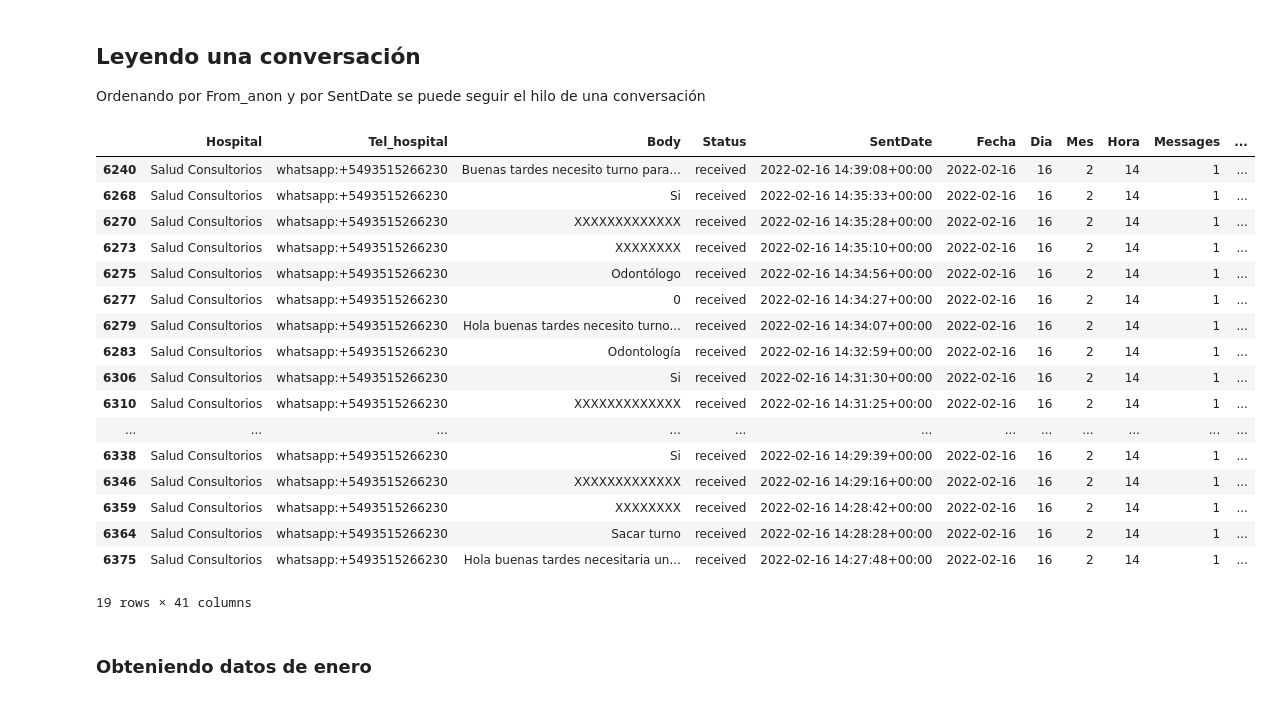
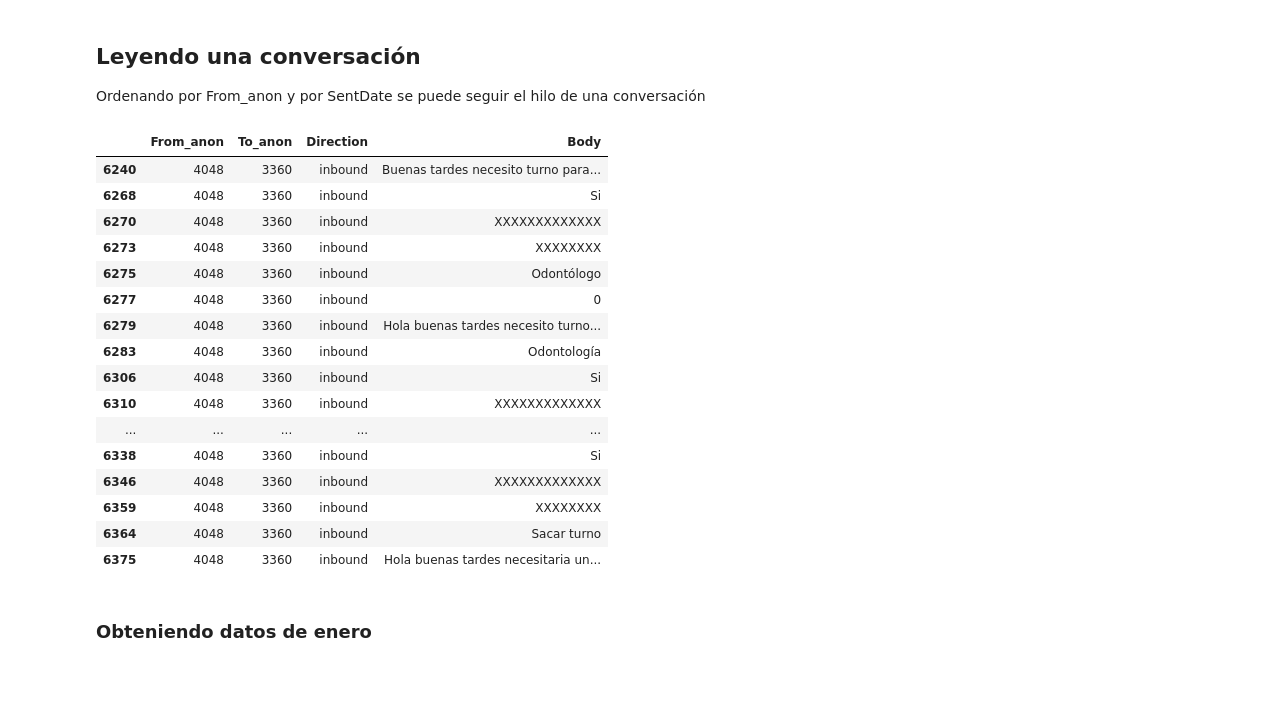
Before and after one commit to Tommmster/mentoria-diplodatos-chatbot, a Jupyter notebook: practico_1_AyV.ipynb, the cells around one changed output. Drawn from its saved outputs; the diff is of its cells as text; code cells hidden in the pictures.

```diff
--- a/practico_1_AyV.ipynb
+++ b/practico_1_AyV.ipynb
@@ -126,26 +126,25 @@ df.describe()
 Ordenando por From_anon y por SentDate se puede seguir el hilo de una conversación
 # %%
 # Conversaciones de una sola persona random
-df[(df["From_anon"]==4048) | (df["To_anon"]==4048)]#.sort_values(by="SentDate")
+df[(df["From_anon"]==4048) | (df["To_anon"]==4048)][['From_anon', 'To_anon', 'Direction', 'Body']]#.sort_values(by="SentDate")
 # %% [output]
-|  | Hospital | Tel_hospital | Body | Status | SentDate | Fecha | Dia | Mes | Hora | Messages | ... |
-| 6240 | Salud Consultorios | whatsapp:+5493515266230 | Buenas tardes necesito turno para... | received | 2022-02-16 14:39:08+00:00 | 2022-02-16 | 16 | 2 | 14 | 1 | ... |
-| 6268 | Salud Consultorios | whatsapp:+5493515266230 | Si | received | 2022-02-16 14:35:33+00:00 | 2022-02-16 | 16 | 2 | 14 | 1 | ... |
-| 6270 | Salud Consultorios | whatsapp:+5493515266230 | XXXXXXXXXXXXX | received | 2022-02-16 14:35:28+00:00 | 2022-02-16 | 16 | 2 | 14 | 1 | ... |
-| 6273 | Salud Consultorios | whatsapp:+5493515266230 | XXXXXXXX | received | 2022-02-16 14:35:10+00:00 | 2022-02-16 | 16 | 2 | 14 | 1 | ... |
-| 6275 | Salud Consultorios | whatsapp:+5493515266230 | Odontólogo | received | 2022-02-16 14:34:56+00:00 | 2022-02-16 | 16 | 2 | 14 | 1 | ... |
-| 6277 | Salud Consultorios | whatsapp:+5493515266230 | 0 | received | 2022-02-16 14:34:27+00:00 | 2022-02-16 | 16 | 2 | 14 | 1 | ... |
-| 6279 | Salud Consultorios | whatsapp:+5493515266230 | Hola buenas tardes necesito turno... | received | 2022-02-16 14:34:07+00:00 | 2022-02-16 | 16 | 2 | 14 | 1 | ... |
-| 6283 | Salud Consultorios | whatsapp:+5493515266230 | Odontología | received | 2022-02-16 14:32:59+00:00 | 2022-02-16 | 16 | 2 | 14 | 1 | ... |
-| 6306 | Salud Consultorios | whatsapp:+5493515266230 | Si | received | 2022-02-16 14:31:30+00:00 | 2022-02-16 | 16 | 2 | 14 | 1 | ... |
-| 6310 | Salud Consultorios | whatsapp:+5493515266230 | XXXXXXXXXXXXX | received | 2022-02-16 14:31:25+00:00 | 2022-02-16 | 16 | 2 | 14 | 1 | ... |
-| ... | ... | ... | ... | ... | ... | ... | ... | ... | ... | ... | ... |
-| 6338 | Salud Consultorios | whatsapp:+5493515266230 | Si | received | 2022-02-16 14:29:39+00:00 | 2022-02-16 | 16 | 2 | 14 | 1 | ... |
-| 6346 | Salud Consultorios | whatsapp:+5493515266230 | XXXXXXXXXXXXX | received | 2022-02-16 14:29:16+00:00 | 2022-02-16 | 16 | 2 | 14 | 1 | ... |
-| 6359 | Salud Consultorios | whatsapp:+5493515266230 | XXXXXXXX | received | 2022-02-16 14:28:42+00:00 | 2022-02-16 | 16 | 2 | 14 | 1 | ... |
-| 6364 | Salud Consultorios | whatsapp:+5493515266230 | Sacar turno | received | 2022-02-16 14:28:28+00:00 | 2022-02-16 | 16 | 2 | 14 | 1 | ... |
-| 6375 | Salud Consultorios | whatsapp:+5493515266230 | Hola buenas tardes necesitaria un... | received | 2022-02-16 14:27:48+00:00 | 2022-02-16 | 16 | 2 | 14 | 1 | ... |
+|  | From_anon | To_anon | Direction | Body |
+| 6240 | 4048 | 3360 | inbound | Buenas tardes necesito turno para... |
+| 6268 | 4048 | 3360 | inbound | Si |
+| 6270 | 4048 | 3360 | inbound | XXXXXXXXXXXXX |
+| 6273 | 4048 | 3360 | inbound | XXXXXXXX |
+| 6275 | 4048 | 3360 | inbound | Odontólogo |
+| 6277 | 4048 | 3360 | inbound | 0 |
+| 6279 | 4048 | 3360 | inbound | Hola buenas tardes necesito turno... |
+| 6283 | 4048 | 3360 | inbound | Odontología |
+| 6306 | 4048 | 3360 | inbound | Si |
+| 6310 | 4048 | 3360 | inbound | XXXXXXXXXXXXX |
+| ... | ... | ... | ... | ... |
+| 6338 | 4048 | 3360 | inbound | Si |
+| 6346 | 4048 | 3360 | inbound | XXXXXXXXXXXXX |
+| 6359 | 4048 | 3360 | inbound | XXXXXXXX |
+| 6364 | 4048 | 3360 | inbound | Sacar turno |
+| 6375 | 4048 | 3360 | inbound | Hola buenas tardes necesitaria un... |
-19 rows × 41 columns
 # %% [markdown]
 ### Obteniendo datos de enero
 # %%
```
Also changed, not shown: parts of 33 cells of this notebook.
